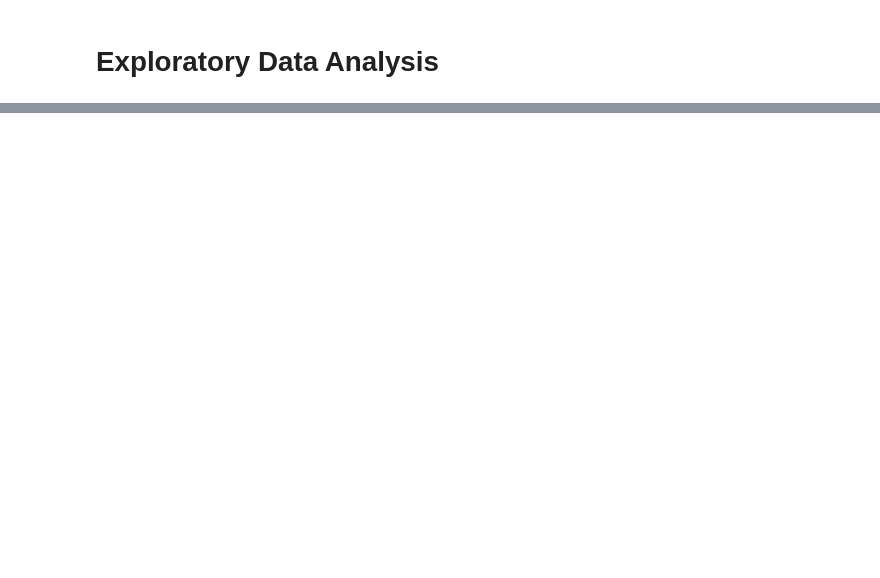
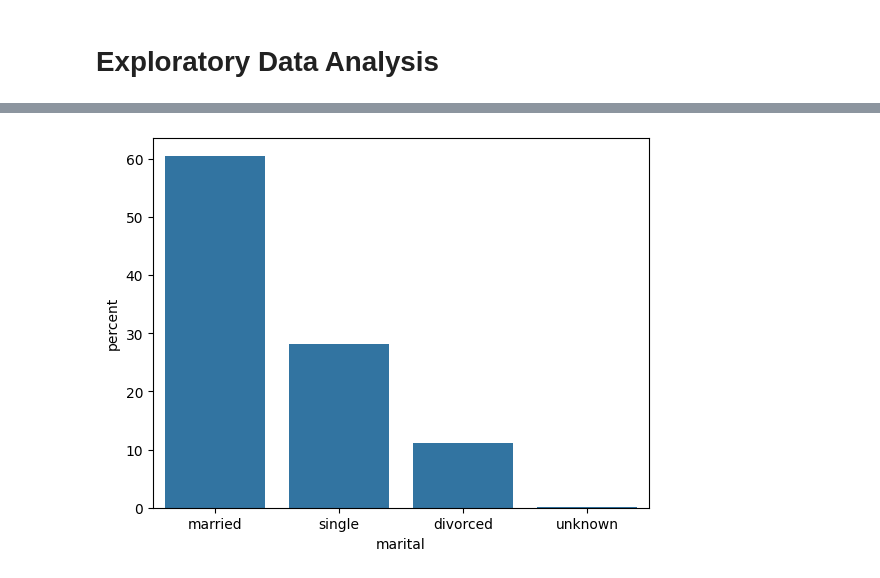
Before and after one commit to petervlaskovits/school-projects, a Jupyter notebook: data-215/project-2/eda.ipynb, the cells around one changed output, grey strips where cells are left out. Cells and saved outputs as stored; diff of their text form; code cells hidden in the pictures; blank space fills up the shorter version.

```diff
--- a/data-215/project-2/eda.ipynb
+++ b/data-215/project-2/eda.ipynb
@@ -25,0 +86,8 @@ sns.kdeplot(
+# %%
+sns.countplot(
+    data=client_data,
+    x='marital',
+    stat='percent'
+);
+# %% [output]
+[figure, added]
```
Also changed, not shown: parts of 12 cells of this notebook.
